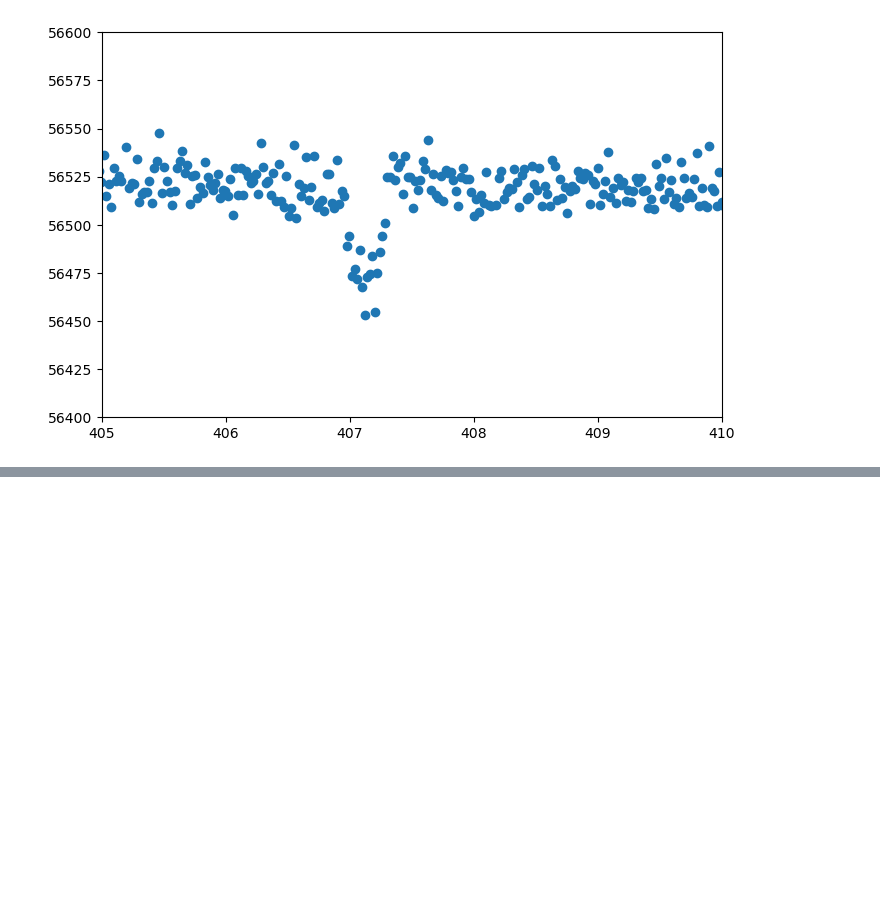
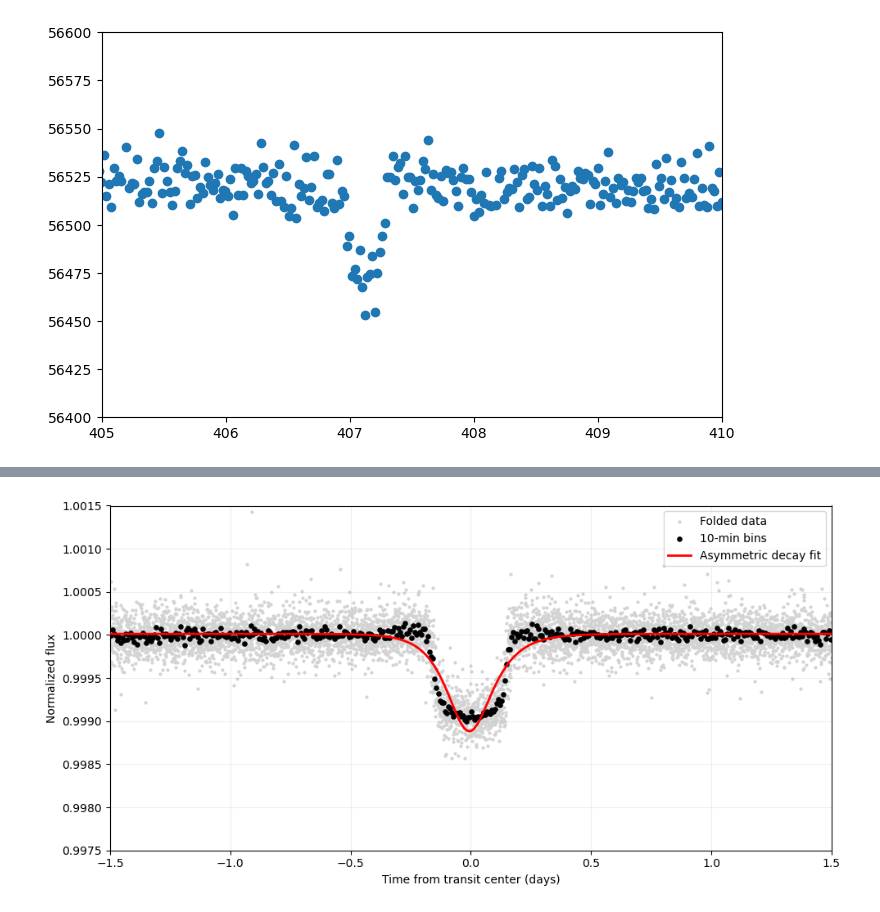
Before and after one commit to psi-dirac/psi-planet-disintegration, a Jupyter notebook: KOI2700b/G_code.ipynb, the cells around one changed output, grey strips where cells are left out. Saved outputs shown, nothing was run; the diff lists cells and outputs as text; code cells hidden in the pictures; blank space fills up the shorter version.

Commit message:
With lightkurve

```diff
--- a/KOI2700b/G_code.ipynb
+++ b/KOI2700b/G_code.ipynb
@@ -128,0 +129,86 @@ transit depth ~ 924 ppm
+# %%
+# ---- Cell 4 (lightkurve version): clean, find period, fold, and fit the transit ----
+# Assumes `data` (cell 1) and the imports (cell 0) have already run.
+import astropy.units as u
+from astropy.time import Time
+
+def as_float(v):
+    """Lightkurve sometimes returns Quantity/Time objects; turn them into plain floats."""
+    return float(getattr(v, "value", v))
+
+# 1) Build a LightCurve object (BKJD = Kepler barycentric JD - 2454833)
+lc = lk.LightCurve(
+    time=Time(np.array(data['BKJD'], dtype=float), format='bkjd', scale='tdb'),
+    flux=np.array(data['SAP_FLUX'], dtype=float),
+    flux_err=np.array(data['FLUX_ERR'], dtype=float),
+)
+
+# 2) Clean + normalize. Only clip *upward* aggressively so transit dips aren't removed.
+lc = lc.remove_nans().normalize()
+lc = lc.remove_outliers(sigma_upper=4, sigma_lower=10)
+
+# 3) First-pass flatten (1.5 d window, i.e. ~73 cadences of ~0.02 d; must be odd),
+#    just good enough to find the transit signal
+window = 73
+flat = lc.flatten(window_length=window, polyorder=2)
+
+# 4) Box Least Squares period search
+periods = np.arange(5, 30, 0.001)
+bls = flat.to_periodogram(method='bls', period=periods, duration=[0.1, 0.2, 0.3, 0.4])
+period = as_float(bls.period_at_max_power)
+t0 = as_float(bls.transit_time_at_max_power)
+duration = as_float(bls.duration_at_max_power)
+print(f"period = {period:.4f} d, T0 = {t0:.3f} BKJD, duration ~ {duration:.2f} d")
+
+# 5) Re-flatten with the transits masked so the filter doesn't eat the dip,
+#    then fold on the period we found
+mask = lc.create_transit_mask(period=period, transit_time=t0, duration=duration * 2)
+flat = lc.flatten(window_length=window, polyorder=2, mask=mask)
+folded = flat.fold(period=period, epoch_time=t0)
+
+phase = np.asarray(folded.time.value, dtype=float)       # days from transit center
+y_fold = np.asarray(folded.flux.value, dtype=float)      # normalized flux
+keep = np.isfinite(phase) & np.isfinite(y_fold) & (np.abs(phase) < 1.5)
+phase, y_fold = phase[keep], y_fold[keep]
+
+# 6) Asymmetric hyperbolic secant transit model
+def transit_model(x, F_0, C, theta_0, theta_1, theta_2):
+    return F_0 - C * ((np.exp(-(x - theta_0) / theta_1) + np.exp((x - theta_0) / theta_2)) ** -1)
+
+initial_guess = [1.0, 2e-3, 0.0, 0.1, 0.1]     # baseline, amplitude, center (d), widths (d)
+popt, pcov = curve_fit(
+    transit_model, phase, y_fold, p0=initial_guess,
+    bounds=([0.999, 1e-5, -0.5, 0.005, 0.005],
+            [1.001, 5e-2,  0.5, 1.000, 1.000]),
+    maxfev=20000,
+)
+perr = np.sqrt(np.diag(pcov))
+for name, v, e in zip(["F_0", "C", "theta_0", "theta_1", "theta_2"], popt, perr):
+    print(f"{name:8s} = {v:.6f} +/- {e:.6f}")
+
+x_fit = np.linspace(-1.5, 1.5, 2000)
+y_fit = transit_model(x_fit, *popt)
+print(f"transit depth ~ {(1 - y_fit.min()) * 1e6:.0f} ppm")
+
+# 7) Bin the folded light curve (10-minute bins) so the dip stands out from the noise
+binned = folded.bin(time_bin_size=10 * u.min).remove_nans()
+bx = np.asarray(binned.time.value, dtype=float)
+by = np.asarray(binned.flux.value, dtype=float)
+sel = np.abs(bx) < 1.5
+bx, by = bx[sel], by[sel]
+
+# 8) Plot
+fig, ax = plt.subplots(figsize=(10, 5))
+ax.scatter(phase, y_fold, color="lightgray", s=4, zorder=1, label="Folded data")
+ax.scatter(bx, by, color="black", s=14, zorder=2, label="10-min bins")
+ax.plot(x_fit, y_fit, color="red", linewidth=2, zorder=3, label="Asymmetric decay fit")
+
+ax.set_xlim(-1.5, 1.5)
+ax.set_ylim(0.9975, 1.0015)
+ax.set_xlabel("Time from transit center (days)")
+ax.set_ylabel("Normalized flux")
+ax.legend()
+ax.grid(True, alpha=0.2)
+plt.tight_layout()
+plt.show()
+# %% [output]
@@ -128,0 +223 @@ transit depth ~ 924 ppm
+[figure, added]
```
Also changed, not shown: parts of 2 cells of this notebook.
